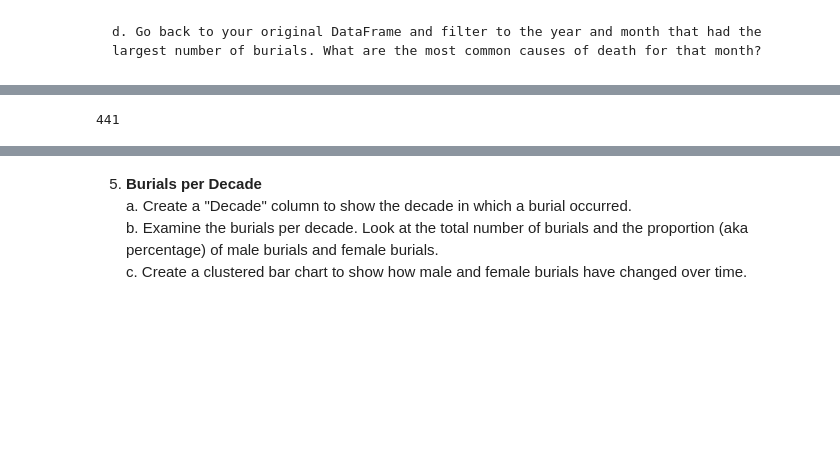
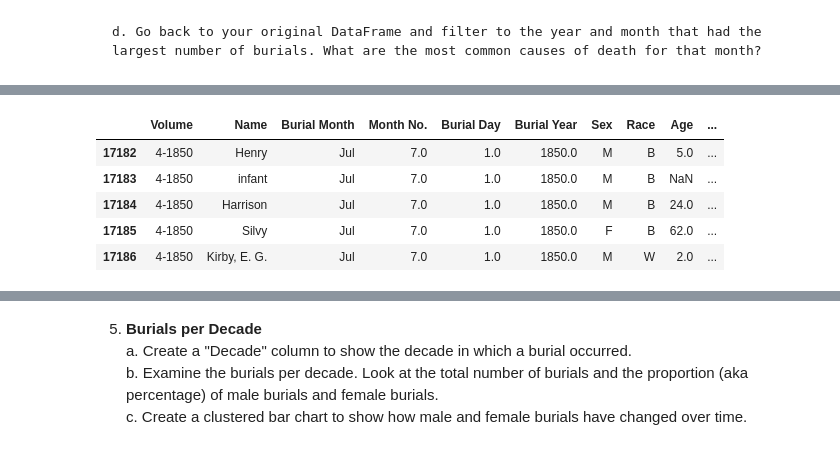
Before and after one commit to NSS-Data-Analytics-Cohort-10/advanced-pandas-marthahunter, a Jupyter notebook: notebooks/adv_pandas.ipynb, the cells around one changed output, grey strips where cells are left out. Saved outputs shown, nothing was run; the diff lists cells and outputs as text; code cells hidden in the pictures; blank space fills up the shorter version.

```diff
--- a/notebooks/adv_pandas.ipynb
+++ b/notebooks/adv_pandas.ipynb
@@ -182,5 +186,10 @@ print(most_burials)
 # %%
-most_burials = ap_df['Volume'].groupby([ap_df['Burial Year'], ap_df['Month No.']]).agg('count').max()
-print(most_burials)
+most_burials = ap_df[((ap_df['Burial Year Int'] == 1850) & (ap_df['Month No.'] == 7))]
+most_burials.head()
 # %% [output]
-441
+|  | Volume | Name | Burial Month | Month No. | Burial Day | Burial Year | Sex | Race | Age | ... |
+| 17182 | 4-1850 | Henry | Jul | 7.0 | 1.0 | 1850.0 | M | B | 5.0 | ... |
+| 17183 | 4-1850 | infant | Jul | 7.0 | 1.0 | 1850.0 | M | B | NaN | ... |
+| 17184 | 4-1850 | Harrison | Jul | 7.0 | 1.0 | 1850.0 | M | B | 24.0 | ... |
+| 17185 | 4-1850 | Silvy | Jul | 7.0 | 1.0 | 1850.0 | F | B | 62.0 | ... |
+| 17186 | 4-1850 | Kirby, E. G. | Jul | 7.0 | 1.0 | 1850.0 | M | W | 2.0 | ... |
```
Also changed, not shown: parts of 5 cells of this notebook.
